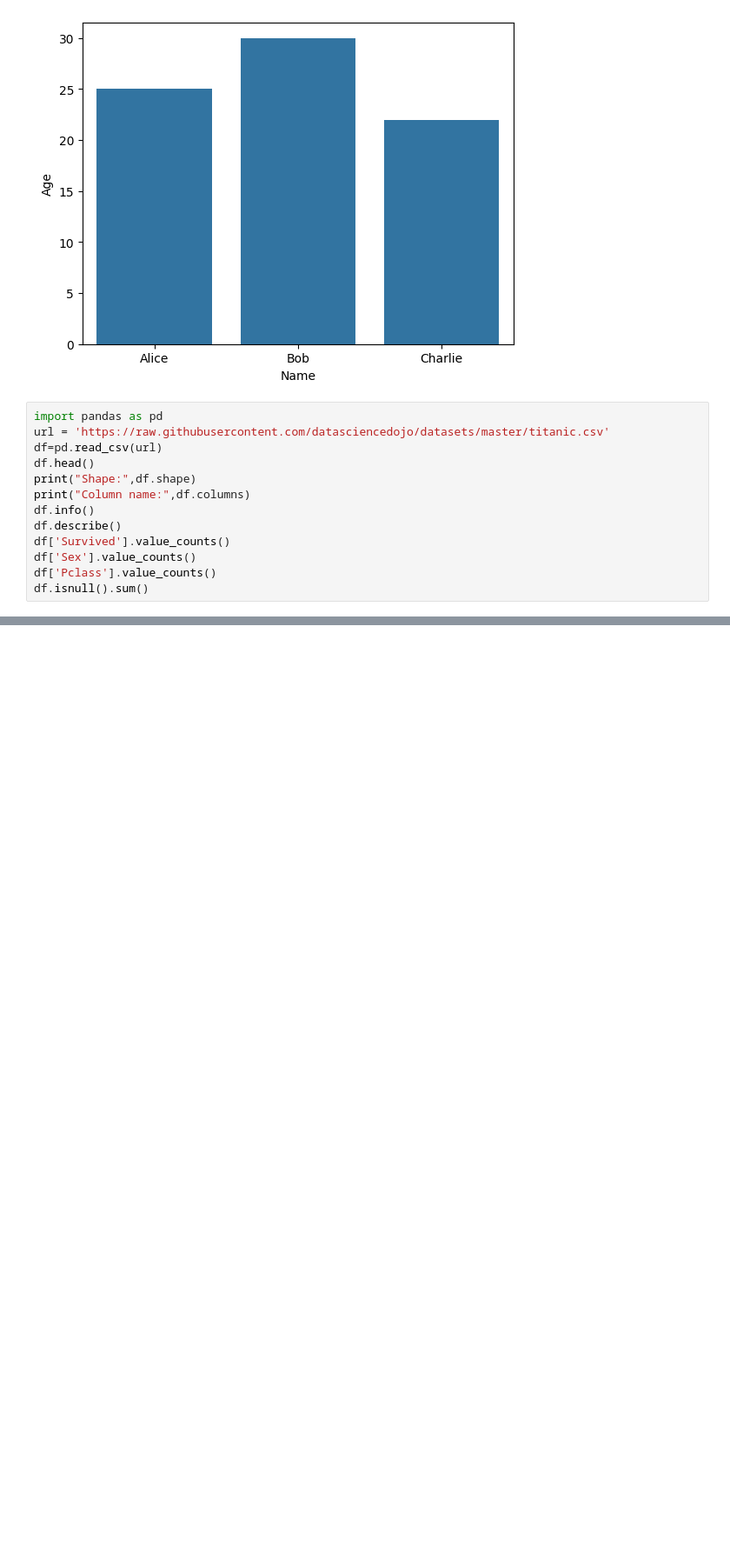
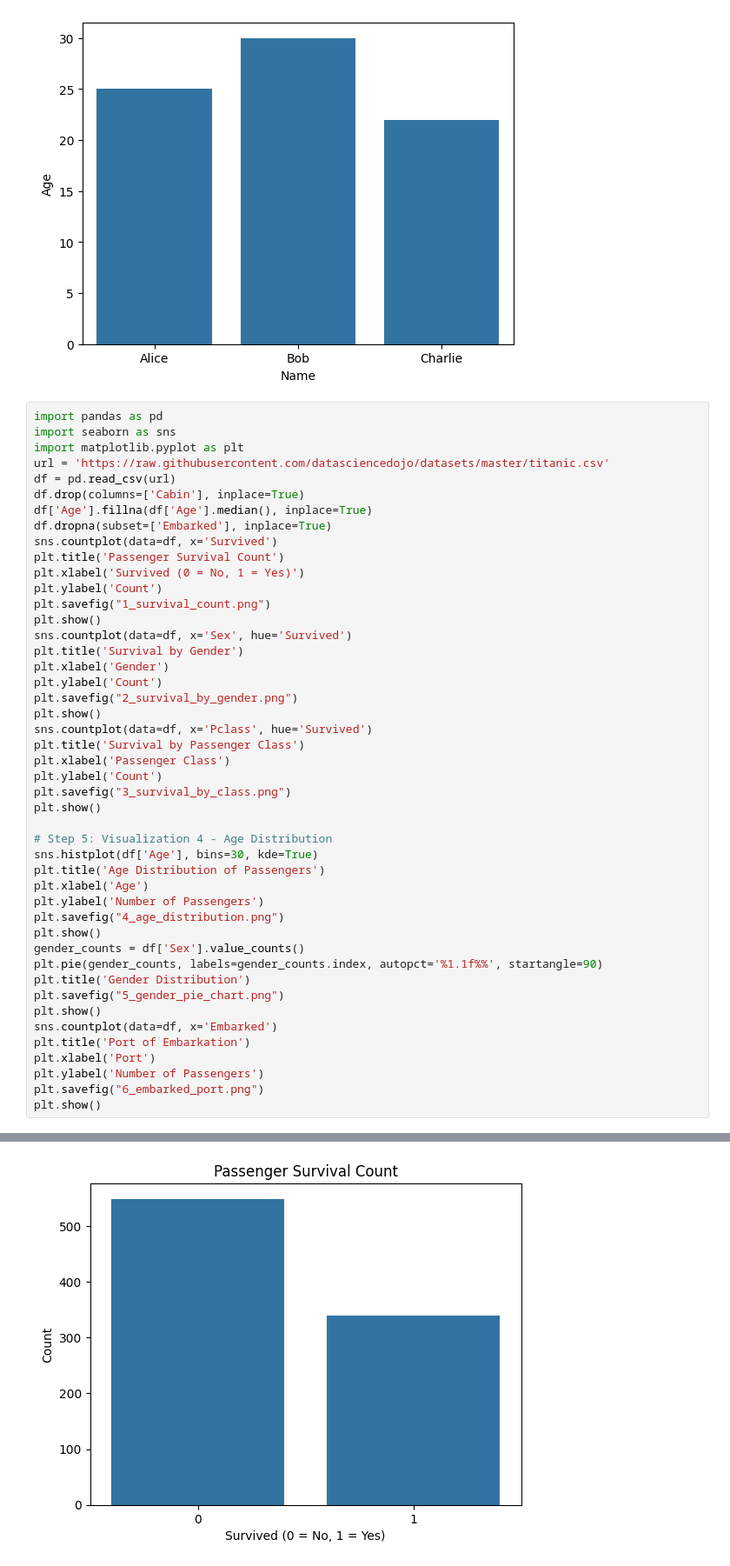
Before and after one commit to Mukkesh16/PRODIGY_DS_01, a Jupyter notebook: day 2.ipynb, the cells around one changed output, grey strips where cells are left out. Shown at 87% size. Cells and saved outputs as stored; diff of their text form; blank space fills up the shorter version.

```diff
--- a/day 2.ipynb
+++ b/day 2.ipynb
@@ -10,15 +10,48 @@ plt.show()
 [figure]
 # %%
 import pandas as pd
+import seaborn as sns
+import matplotlib.pyplot as plt
 url = 'https://raw.githubusercontent.com/datasciencedojo/datasets/master/titanic.csv'
-df=pd.read_csv(url)
-df.head()
-print("Shape:",df.shape)
-print("Column name:",df.columns)
-df.info()
-df.describe()
-df['Survived'].value_counts()
-df['Sex'].value_counts()
-df['Pclass'].value_counts()
-df.isnull().sum()
+df = pd.read_csv(url)
+df.drop(columns=['Cabin'], inplace=True)
+df['Age'].fillna(df['Age'].median(), inplace=True)
+df.dropna(subset=['Embarked'], inplace=True)
+sns.countplot(data=df, x='Survived')
+plt.title('Passenger Survival Count')
+plt.xlabel('Survived (0 = No, 1 = Yes)')
+plt.ylabel('Count')
+plt.savefig("1_survival_count.png")
+plt.show()
+sns.countplot(data=df, x='Sex', hue='Survived')
+plt.title('Survival by Gender')
+plt.xlabel('Gender')
+plt.ylabel('Count')
+plt.savefig("2_survival_by_gender.png")
+plt.show()
+sns.countplot(data=df, x='Pclass', hue='Survived')
+plt.title('Survival by Passenger Class')
+plt.xlabel('Passenger Class')
+plt.ylabel('Count')
+plt.savefig("3_survival_by_class.png")
+plt.show()
+
+# Step 5: Visualization 4 - Age Distribution
+sns.histplot(df['Age'], bins=30, kde=True)
+plt.title('Age Distribution of Passengers')
+plt.xlabel('Age')
+plt.ylabel('Number of Passengers')
+plt.savefig("4_age_distribution.png")
+plt.show()
+gender_counts = df['Sex'].value_counts()
+plt.pie(gender_counts, labels=gender_counts.index, autopct='%1.1f%%', startangle=90)
+plt.title('Gender Distribution')
+plt.savefig("5_gender_pie_chart.png")
+plt.show()
+sns.countplot(data=df, x='Embarked')
+plt.title('Port of Embarkation')
+plt.xlabel('Port')
+plt.ylabel('Number of Passengers')
+plt.savefig("6_embarked_port.png")
+plt.show()
 # %% [output]
@@ -54,0 +64 @@ dtype: int64
+[figure, added]
```
Also changed, not shown: parts of 1 cell of this notebook, 6 other files.
